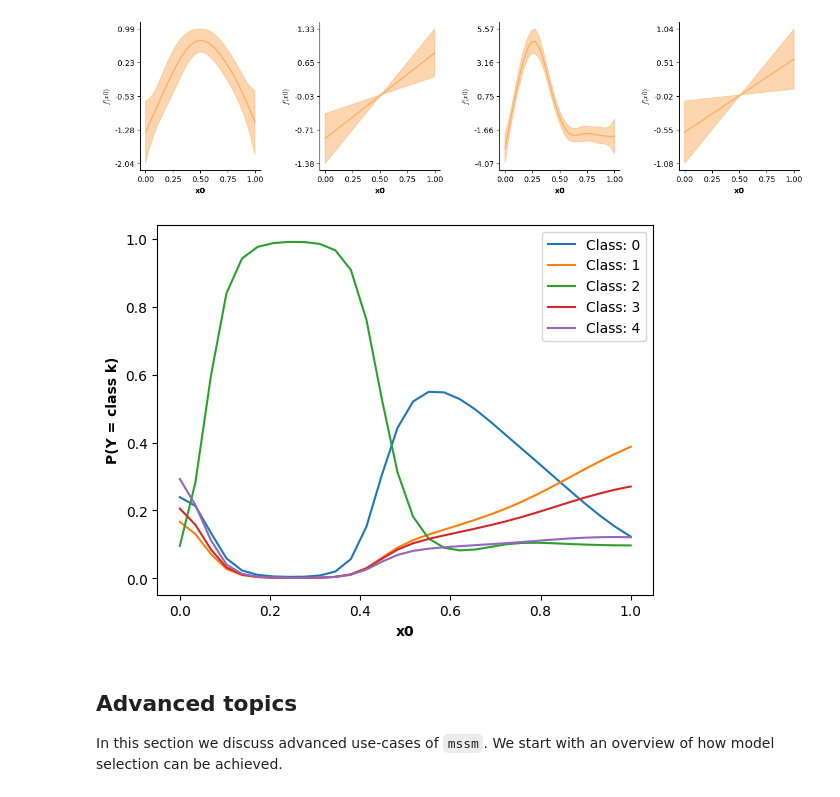
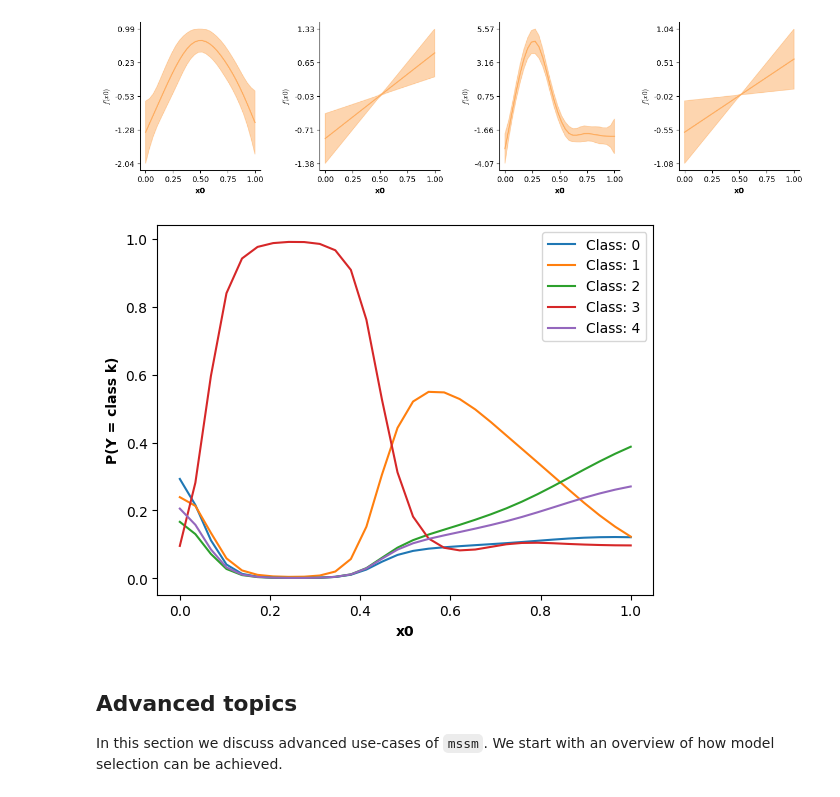
Before and after one commit to JoKra1/mssm, a Jupyter notebook: docs/tutorial.ipynb, the cells around one changed output. Cells and saved outputs as stored; diff of their text form; code cells hidden in the pictures.

```diff
--- a/docs/tutorial.ipynb
+++ b/docs/tutorial.ipynb
@@ -1110,30 +1110,30 @@ plt.show()
 # %%
 # Visualizing how the probability of Y_i taking on any of the K=5 values is a bit
 # more complicated. However, the code below outlines how to achieve this.
 
 # First obtain the K-1 model predictions
 pred_dat = pd.DataFrame({"x0":np.linspace(0,1,30)})
 mus = []
 for k in range(4):
 
     eta,_,_ = model.predict([0,1],pred_dat,ci=False,par=k)
     mu = family.links[k].fi(eta)
     mus.append(mu)
 
 # These can now be transformed into the K class probabilities (see the MULNOMLSS methods doc-strings for details):
-mu_last = np.sum(mus,axis=0) + 1
-mus = [mu/mu_last for mu in mus]
-mus.append(1/mu_last)
+mu_first = np.sum(mus,axis=0) + 1
+mus = [mu/mu_first for mu in mus]
+mus.insert(0,1/mu_first)
 
 # Now we can plot the K class probabilities as a function of X0:
 for k in range(5):
     plt.plot(pred_dat['x0'],mus[k],label=f"Class: {k}")
 plt.legend()
 plt.xlabel("x0",fontweight='bold')
 plt.ylabel("P(Y = class k)",fontweight='bold')
 plt.show()
 # %% [output]
-[figure, old version]
+[figure, new version]
 # %% [markdown]
 ## Advanced topics
 
```
Also changed, not shown: parts of 10 cells of this notebook, 3 other files.
